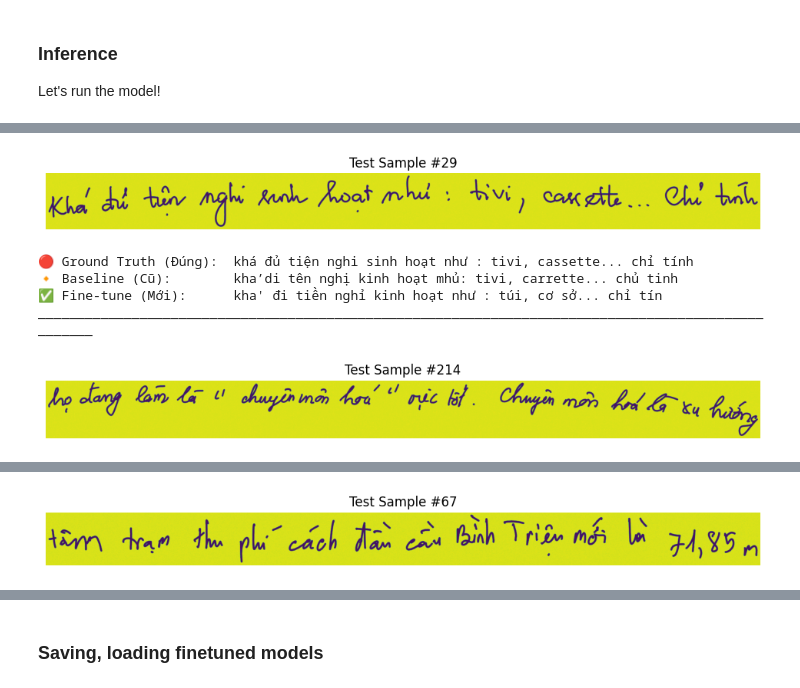
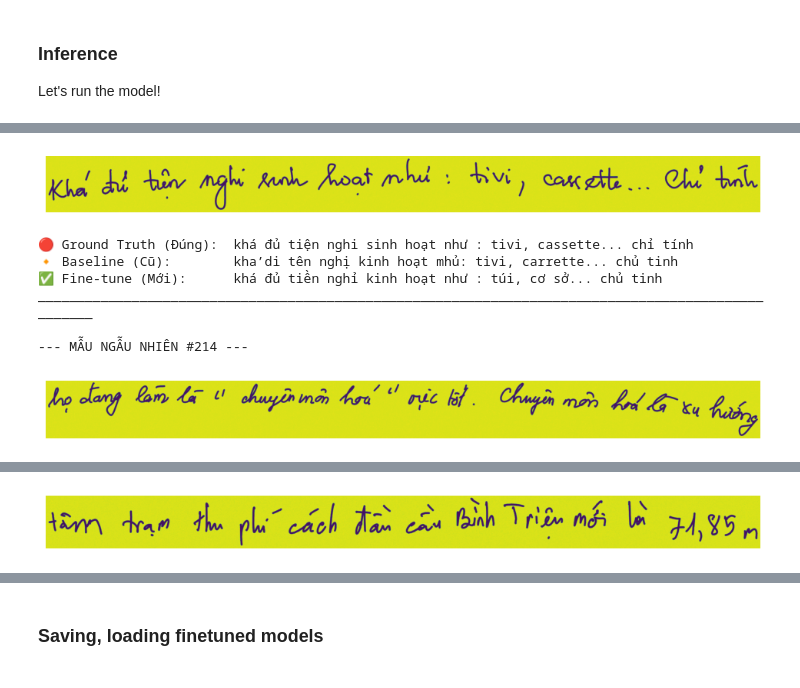
Before and after one commit to pqthinh232/Fine-tune-Deepseek-OCR-with-Vietnamese-Dataset, a Jupyter notebook: notebooks/Fine-tuning_DeepseekOCR.ipynb, the cells around one changed output, grey strips where cells are left out. Cells and saved outputs as stored; diff of their text form; code cells hidden in the pictures.

```diff
--- a/notebooks/Fine-tuning_DeepseekOCR.ipynb
+++ b/notebooks/Fine-tuning_DeepseekOCR.ipynb
@@ -188,0 +199,15 @@ Word Error Rate (WER): 66.69%
+# %%
+# Gọi hàm đã được sửa đổi, giờ nó trả về một dictionary
+baseline_metrics = evaluate_baseline(model, tokenizer, test_set)
+
+print(f"\n--- 📊 KẾT QUẢ BASELINE ---")
+
+print("\n--- Thống kê CER trên từng mẫu ---")
+print(f"Mean CER (Trung bình): {baseline_metrics.get('mean_cer', 0) * 100:.2f}%")
+print(f"Median CER (Trung vị): {baseline_metrics.get('median_cer', 0) * 100:.2f}%")
+print(f"Min CER (Thấp nhất): {baseline_metrics.get('min_cer', 0) * 100:.2f}%")
+print(f"Max CER (Cao nhất): {baseline_metrics.get('max_cer', 0) * 100:.2f}%")
+
+print("\n--- Chỉ số trên toàn bộ tập dữ liệu ---")
+print(f"Total Character Error Rate (CER): {baseline_metrics.get('total_cer', 0) * 100:.2f}%")
+print(f"Total Word Error Rate (WER): {baseline_metrics.get('total_wer', 0) * 100:.2f}%")
@@ -859,40 +915,55 @@ import random
 import matplotlib.pyplot as plt
 from PIL import Image
 
-# PHẦN 1: IN BẢNG SO SÁNH SỐ LIỆU
-print("\n" + "="*45)
-print(" 📊 BẢNG TỔNG HỢP KẾT QUẢ")
-print("="*45)
-print(f"{'Model':<12} | {'CER (%)':<10} | {'WER (%)':<10}")
-print("-" * 45)
-print(f"{'Baseline':<12} | {baseline_cer*100:.2f}%     | {baseline_wer*100:.2f}%")
-print(f"{'Fine-tuned':<12} | {final_cer*100:.2f}%     | {final_wer*100:.2f}%")
-print("-" * 45)
-print(f"CẢI THIỆN: Giảm được {(baseline_cer - final_cer)*100:.2f}% lỗi mức ký tự (CER)")
-print("="*45 + "\n")
-print(f"CẢI THIỆN: Giảm được {(baseline_wer - final_wer)*100:.2f}% lỗi mức từ (WER)")
-print("="*45 + "\n")
+baseline_total_cer = baseline_metrics.get('total_cer', 0)
+baseline_total_wer = baseline_metrics.get('total_wer', 0)
+baseline_mean_cer = baseline_metrics.get('mean_cer', 0)
+baseline_median_cer = baseline_metrics.get('median_cer', 0)
+baseline_min_cer = baseline_metrics.get('min_cer', 0)
+baseline_max_cer = baseline_metrics.get('max_cer', 0)
 
-# PHẦN 2: XEM ẢNH VÀ TEXT THỰC TẾ (3 MẪU NGẪU NHIÊN)
+print("\n" + "="*50)
+print(" 📊 BẢNG TỔNG HỢP KẾT QUẢ SO SÁNH")
+print("="*50)
+print(f"{'Chỉ số':<20} | {'Baseline (%)':>12} | {'Fine-tuned (%)':>15}")
+print("-" * 50)
+
+print(f"{'Total CER':<20} | {baseline_total_cer*100:>11.2f} | {final_cer*100:>14.2f}")
+print(f"{'Mean CER':<20} | {baseline_mean_cer*100:>11.2f} | {mean_cer_ft*100:>14.2f}")
+print(f"{'Median CER':<20} | {baseline_median_cer*100:>11.2f} | {median_cer_ft*100:>14.2f}")
+print(f"{'Min CER':<20} | {baseline_min_cer*100:>11.2f} | {min_cer_ft*100:>14.2f}")
+print(f"{'Max CER':<20} | {baseline_max_cer*100:>11.2f} | {max_cer_ft*100:>14.2f}")
+print("-" * 50)
+
+print(f"{'Total WER':<20} | {baseline_total_wer*100:>11.2f} | {final_wer*100:>14.2f}")
+print("=" * 50)
+
+improvement_cer = baseline_total_cer - final_cer
+improvement_wer = baseline_total_wer - final_wer
+print(f"\n✅ CẢI THIỆN (Total CER): Giảm được {improvement_cer*100:.2f}% lỗi mức ký tự.")
+print(f"✅ CẢI THIỆN (Total WER): Giảm được {improvement_wer*100:.2f}% lỗi mức từ.")
+print("=" * 50 + "\n")
+
+
+baseline_predictions = baseline_metrics['predictions']
+
 indices = random.sample(range(len(test_set)), 3)
 
 for i in indices:
     sample = test_set[i]
+    print(f"--- MẪU NGẪU NHIÊN #{i} ---")
 
     plt.figure(figsize=(12, 3))
     try:
         img = Image.open(sample['image_path'])
         plt.imshow(img)
         plt.axis('off')
-        plt.title(f"Test Sample #{i}")
         plt.show()
-    except:
-        print("[Lỗi không load được ảnh]")
+    except Exception as e:
+        print(f"[Lỗi không load được ảnh: {e}]")
 
-    # results: là biến chứa kết quả baseline
-    # all_preds: là biến chứa kết quả fine-tune
     print(f"🔴 Ground Truth (Đúng):  {all_gts[i]}")
-    print(f"🔸 Baseline (Cũ):        {results[i]}")
+    print(f"🔸 Baseline (Cũ):        {baseline_predictions[i]}")
     print(f"✅ Fine-tune (Mới):      {all_preds[i]}")
     print("_"*100 + "\n")
 # %% [output]
@@ -912,8 +989,10 @@ CẢI THIỆN: Giảm được 33.39% lỗi mức từ (WER)
-[figure, old version]
+[figure, new version]
 🔴 Ground Truth (Đúng):  khá đủ tiện nghi sinh hoạt như : tivi, cassette... chỉ tính
 🔸 Baseline (Cũ):        kha’di tên nghị kinh hoạt mhủ: tivi, carrette... chủ tinh
-✅ Fine-tune (Mới):      kha' đi tiền nghỉ kinh hoạt như : túi, cơ sở... chỉ tín
+✅ Fine-tune (Mới):      khá đủ tiền nghỉ kinh hoạt như : túi, cơ sở... chủ tinh
 ____________________________________________________________________________________________________
+
+--- MẪU NGẪU NHIÊN #214 ---
-[figure, old version]
+[figure, new version]
 🔴 Ground Truth (Đúng):  họ đang làm là " chuyên môn hóa " việc tốt. chuyên môn hóa là xu hướng
 🔸 Baseline (Cũ):        ho dong lam lai " chuyen man hoa" "riciet". chuyen man ho lai xu hong
@@ -922,3 +1003,3 @@ ________________________________________________________________________________
-[figure, old version]
+[figure, new version]
 🔴 Ground Truth (Đúng):  tâm trạm thu phí cách đầu cầu bình triệu mới là 71,85 m.
 🔸 Baseline (Cũ):        tam trao thu phu-ach tuan can binh trien moi lai 71,85 m
```
Also changed, not shown: parts of 17 cells of this notebook, 4 other files.
